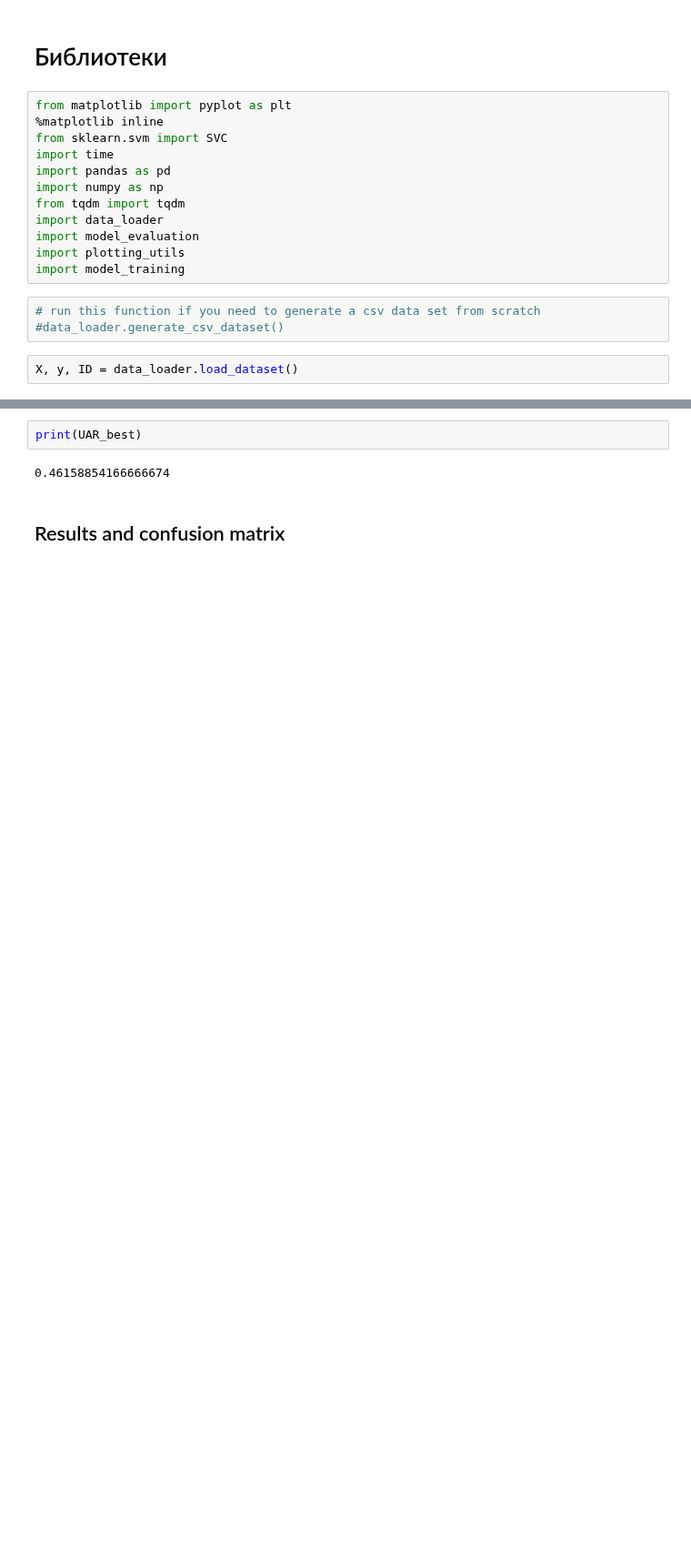
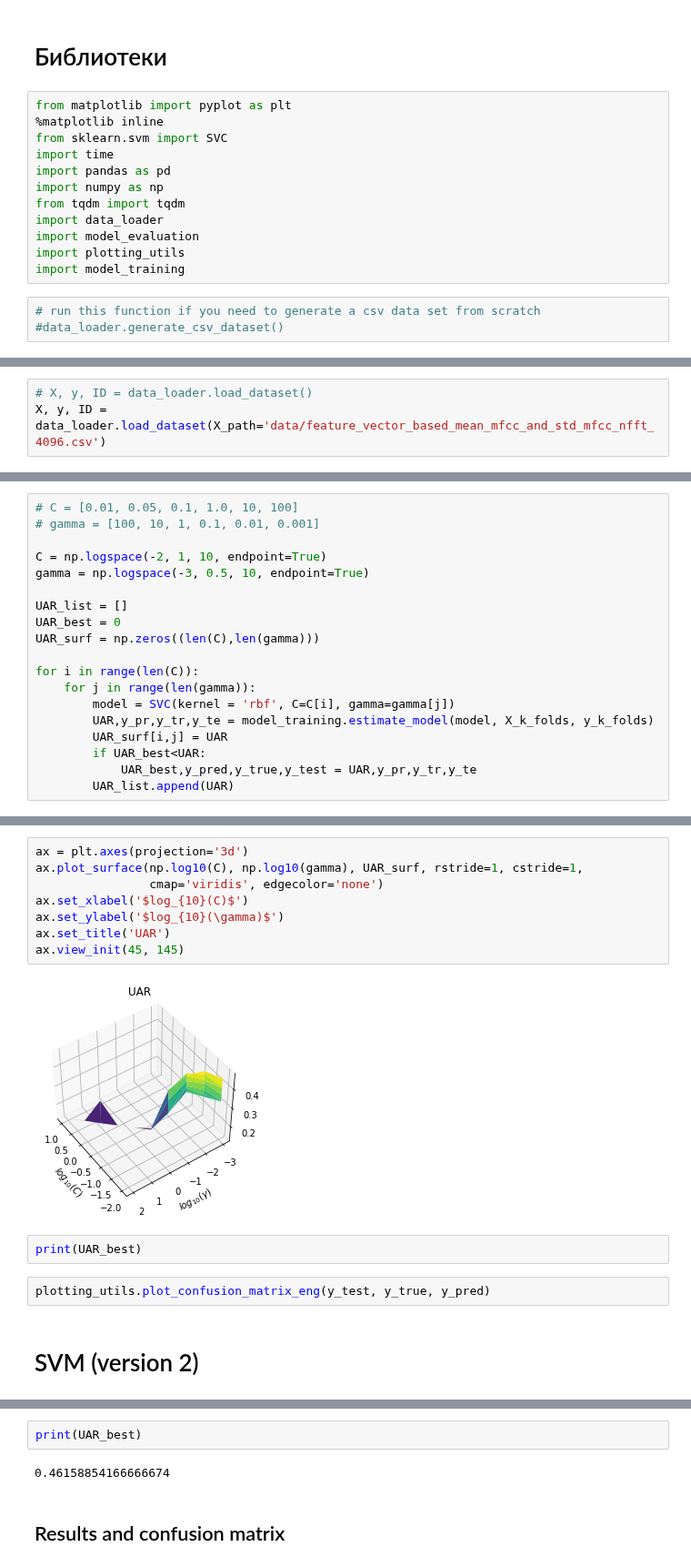
Before and after one commit to vortex2894/speech-emotion-recognition-system, a Jupyter notebook: ser-using-rbf-svm-and-mfcc.ipynb, the cells around one changed output, grey strips where cells are left out. Shown at 91% size. Drawn from its saved outputs; the diff is of its cells as text; blank space fills up the shorter version.

```diff
--- a/ser-using-rbf-svm-and-mfcc.ipynb
+++ b/ser-using-rbf-svm-and-mfcc.ipynb
@@ -15,5 +15,3 @@ import model_training
 # %%
 # run this function if you need to generate a csv data set from scratch
 #data_loader.generate_csv_dataset()
-# %%
-X, y, ID = data_loader.load_dataset()
@@ -38,2 +18,5 @@ data loaded in 0.05054831504821777ms
+# %%
+# X, y, ID = data_loader.load_dataset()
+X, y, ID = data_loader.load_dataset(X_path='data/feature_vector_based_mean_mfcc_and_std_mfcc_nfft_4096.csv')
 # %%
 ID['0'].unique()    # actors
@@ -52,0 +29,19 @@ print(len(X_k_folds))
+# %%
+# C = [0.01, 0.05, 0.1, 1.0, 10, 100]
+# gamma = [100, 10, 1, 0.1, 0.01, 0.001]
+
+C = np.logspace(-2, 1, 10, endpoint=True)
+gamma = np.logspace(-3, 0.5, 10, endpoint=True)
+
+UAR_list = []
+UAR_best = 0
+UAR_surf = np.zeros((len(C),len(gamma)))
+
+for i in range(len(C)):
+    for j in range(len(gamma)):
+        model = SVC(kernel = 'rbf', C=C[i], gamma=gamma[j])
+        UAR,y_pr,y_tr,y_te = model_training.estimate_model(model, X_k_folds, y_k_folds)
+        UAR_surf[i,j] = UAR
+        if UAR_best<UAR:
+            UAR_best,y_pred,y_true,y_test = UAR,y_pr,y_tr,y_te
+        UAR_list.append(UAR)
@@ -53,3 +62,19 @@ print(len(X_k_folds))
+# %%
+ax = plt.axes(projection='3d')
+ax.plot_surface(np.log10(C), np.log10(gamma), UAR_surf, rstride=1, cstride=1,
+                cmap='viridis', edgecolor='none')
+ax.set_xlabel('$log_{10}(C)$')
+ax.set_ylabel('$log_{10}(\gamma)$')
+ax.set_title('UAR')
+ax.view_init(45, 145)
+# %% [output]
+[figure, added]
+# %%
+print(UAR_best)
+# %%
+plotting_utils.plot_confusion_matrix_eng(y_test, y_true, y_pred)
+# %% [markdown]
+# SVM (version 2)
 # %%
 C = [0.01, 0.05, 0.1, 1.0, 10, 100]
 gamma = [100, 10, 1, 0.1, 0.01, 0.001]
```
Also changed, not shown: parts of 12 cells of this notebook, 4 other files.
